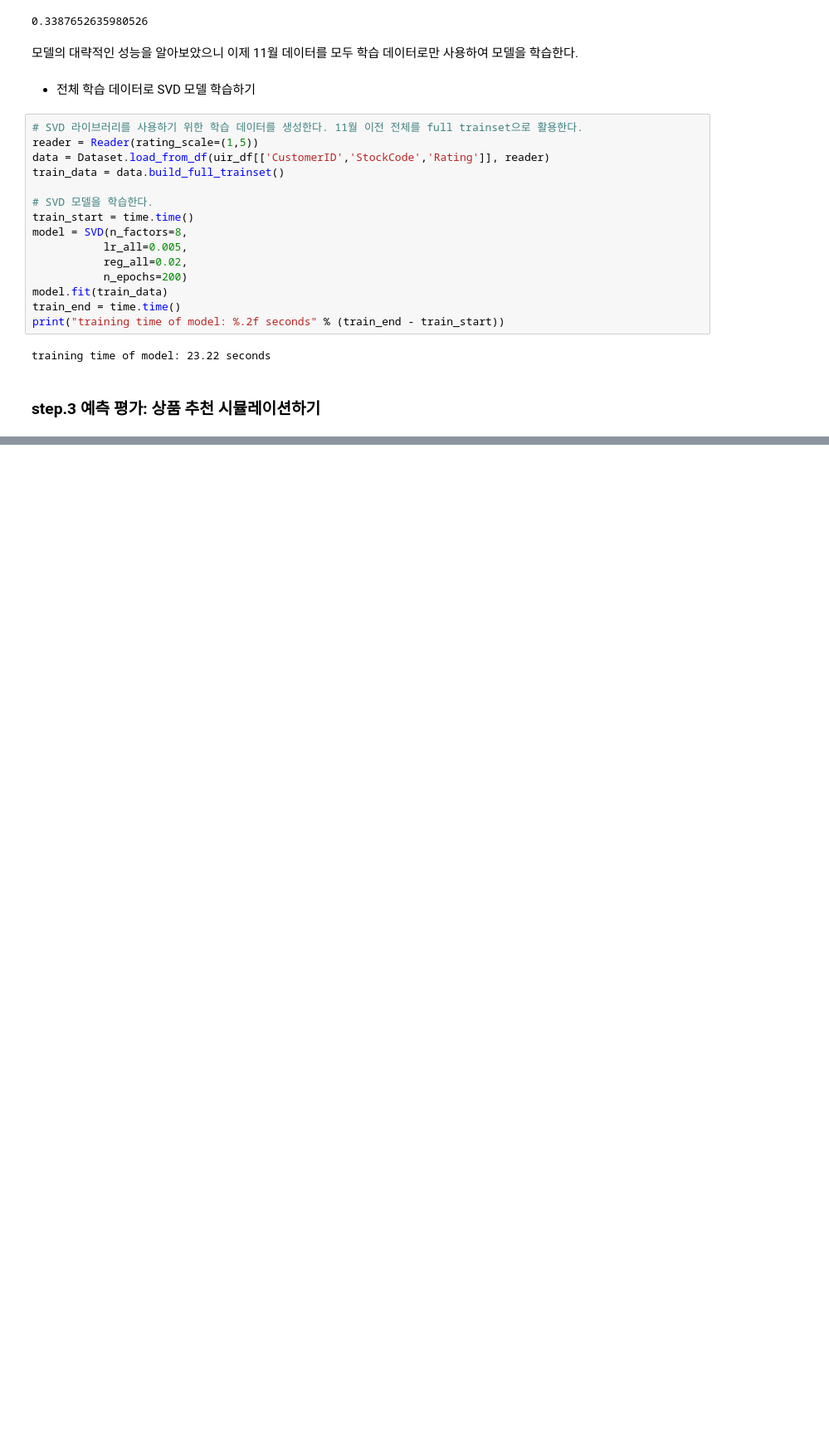
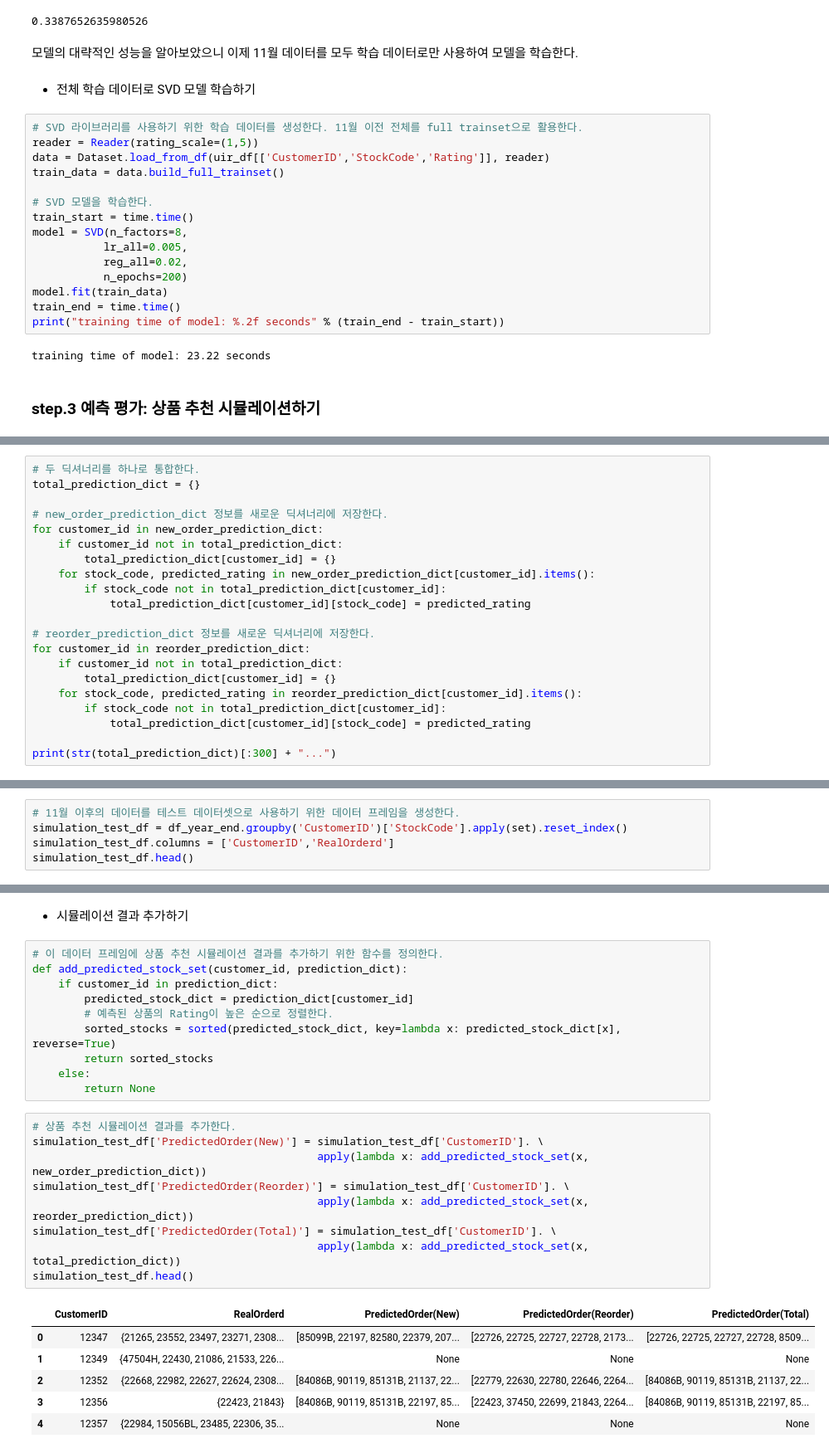
Before and after one commit to jaeyoon89/python_data_analysis, a Jupyter notebook: ch5-2_recommendation_for_retailer.ipynb, the cells around one changed output, grey strips where cells are left out. Shown at 83% size. Drawn from its saved outputs; the diff is of its cells as text; blank space fills up the shorter version.

```diff
--- a/ch5-2_recommendation_for_retailer.ipynb
+++ b/ch5-2_recommendation_for_retailer.ipynb
@@ -554,0 +611,21 @@ training time of model: 23.22 seconds
+# %%
+# 두 딕셔너리를 하나로 통합한다.
+total_prediction_dict = {}
+
+# new_order_prediction_dict 정보를 새로운 딕셔너리에 저장한다.
+for customer_id in new_order_prediction_dict:
+    if customer_id not in total_prediction_dict:
+        total_prediction_dict[customer_id] = {}
+    for stock_code, predicted_rating in new_order_prediction_dict[customer_id].items():
+        if stock_code not in total_prediction_dict[customer_id]:
+            total_prediction_dict[customer_id][stock_code] = predicted_rating
+
+# reorder_prediction_dict 정보를 새로운 딕셔너리에 저장한다.
+for customer_id in reorder_prediction_dict:
+    if customer_id not in total_prediction_dict:
+        total_prediction_dict[customer_id] = {}
+    for stock_code, predicted_rating in reorder_prediction_dict[customer_id].items():
+        if stock_code not in total_prediction_dict[customer_id]:
+            total_prediction_dict[customer_id][stock_code] = predicted_rating
+
+print(str(total_prediction_dict)[:300] + "...")
@@ -554,0 +638,5 @@ training time of model: 23.22 seconds
+# %%
+# 11월 이후의 데이터를 테스트 데이터셋으로 사용하기 위한 데이터 프레임을 생성한다.
+simulation_test_df = df_year_end.groupby('CustomerID')['StockCode'].apply(set).reset_index()
+simulation_test_df.columns = ['CustomerID','RealOrderd']
+simulation_test_df.head()
@@ -554,0 +652,28 @@ training time of model: 23.22 seconds
+# %% [markdown]
+- 시뮬레이션 결과 추가하기
+# %%
+# 이 데이터 프레임에 상품 추천 시뮬레이션 결과를 추가하기 위한 함수를 정의한다.
+def add_predicted_stock_set(customer_id, prediction_dict):
+    if customer_id in prediction_dict:
+        predicted_stock_dict = prediction_dict[customer_id]
+        # 예측된 상품의 Rating이 높은 순으로 정렬한다.
+        sorted_stocks = sorted(predicted_stock_dict, key=lambda x: predicted_stock_dict[x], reverse=True)
+        return sorted_stocks
+    else:
+        return None
+# %%
+# 상품 추천 시뮬레이션 결과를 추가한다.
+simulation_test_df['PredictedOrder(New)'] = simulation_test_df['CustomerID']. \
+                                            apply(lambda x: add_predicted_stock_set(x, new_order_prediction_dict))
+simulation_test_df['PredictedOrder(Reorder)'] = simulation_test_df['CustomerID']. \
+                                            apply(lambda x: add_predicted_stock_set(x, reorder_prediction_dict))
+simulation_test_df['PredictedOrder(Total)'] = simulation_test_df['CustomerID']. \
+                                            apply(lambda x: add_predicted_stock_set(x, total_prediction_dict))
+simulation_test_df.head()
+# %% [output]
+|  | CustomerID | RealOrderd | PredictedOrder(New) | PredictedOrder(Reorder) | PredictedOrder(Total) |
+| 0 | 12347 | {21265, 23552, 23497, 23271, 2308... | [85099B, 22197, 82580, 22379, 207... | [22726, 22725, 22727, 22728, 2173... | [22726, 22725, 22727, 22728, 8509... |
+| 1 | 12349 | {47504H, 22430, 21086, 21533, 226... | None | None | None |
+| 2 | 12352 | {22668, 22982, 22627, 22624, 2308... | [84086B, 90119, 85131B, 21137, 22... | [22779, 22630, 22780, 22646, 2264... | [84086B, 90119, 85131B, 21137, 22... |
+| 3 | 12356 | {22423, 21843} | [84086B, 90119, 85131B, 22197, 85... | [22423, 37450, 22699, 21843, 2264... | [84086B, 90119, 85131B, 22197, 85... |
+| 4 | 12357 | {22984, 15056BL, 23485, 22306, 35... | None | None | None |
```
Also changed, not shown: parts of 16 cells of this notebook.
